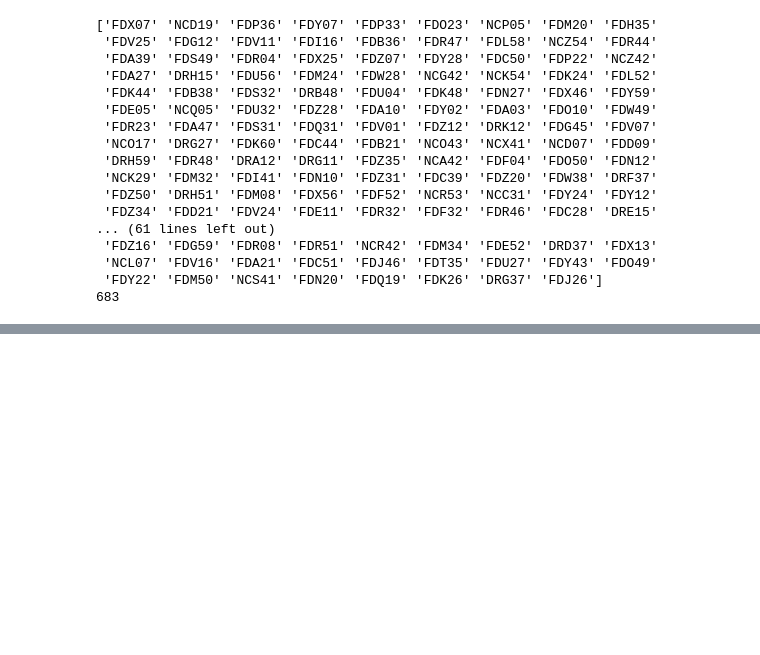
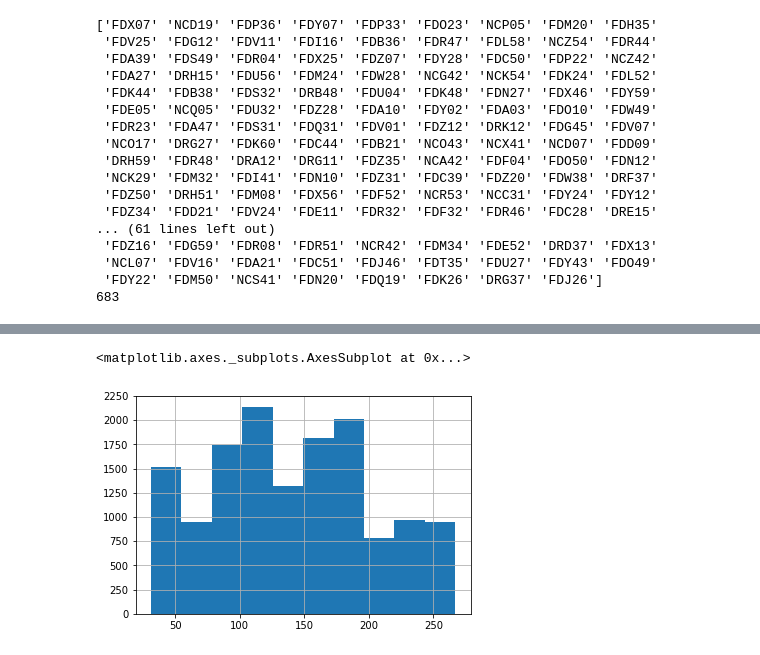
Before and after one commit to ankur0692/Big_mart, a Jupyter notebook: BigMart.ipynb, the cells around one changed output, grey strips where cells are left out. Drawn from its saved outputs; the diff is of its cells as text; code cells hidden in the pictures; blank space fills up the shorter version.

```diff
--- a/BigMart.ipynb
+++ b/BigMart.ipynb
@@ -331,0 +339,3 @@ print(len((full_data_concat["Item_Identifier"][full_data_concat["Item_Visibility
+# %%
+avg_vis = full_data_concat[full_data_concat["Item_Visibility"] != 0].pivot_table(index="Item_Identifier",values="Item_Visibility")
+avg_vis.loc["FDX07"]
@@ -331,0 +345,3 @@ print(len((full_data_concat["Item_Identifier"][full_data_concat["Item_Visibility
+# %%
+miss_vis = full_data_concat["Item_Visibility"]==0
+full_data_concat.loc[miss_vis,"Item_Visibility"] = full_data_concat.loc[miss_vis,"Item_Identifier"].apply(lambda x: avg_vis.loc[x])
@@ -331,0 +361,3 @@ print(len((full_data_concat["Item_Identifier"][full_data_concat["Item_Visibility
+# %%
+full_data_concat["Item_Fat_Content"]=full_data_concat["Item_Fat_Content"].replace({"LF": "Low Fat" ,  "reg" : "Regular",  "low fat" :  "Low Fat" })
+full_data_concat["Item_Fat_Content"].value_counts()
@@ -331,0 +368,3 @@ print(len((full_data_concat["Item_Identifier"][full_data_concat["Item_Visibility
+# %%
+full_data_concat["outlet_age"] = 2013 - full_data_concat["Outlet_Establishment_Year"]
+full_data_concat['Item_Visibility_MeanRatio'] = full_data_concat.apply(lambda x: x['Item_Visibility']/avg_vis.loc[x['Item_Identifier']], axis=1)
@@ -331,0 +392,5 @@ print(len((full_data_concat["Item_Identifier"][full_data_concat["Item_Visibility
+# %%
+full_data_concat["Item_MRP"].hist()
+# %% [output]
+<matplotlib.axes._subplots.AxesSubplot at 0x...>
+[figure, added]
```
Also changed, not shown: parts of 26 cells of this notebook.
